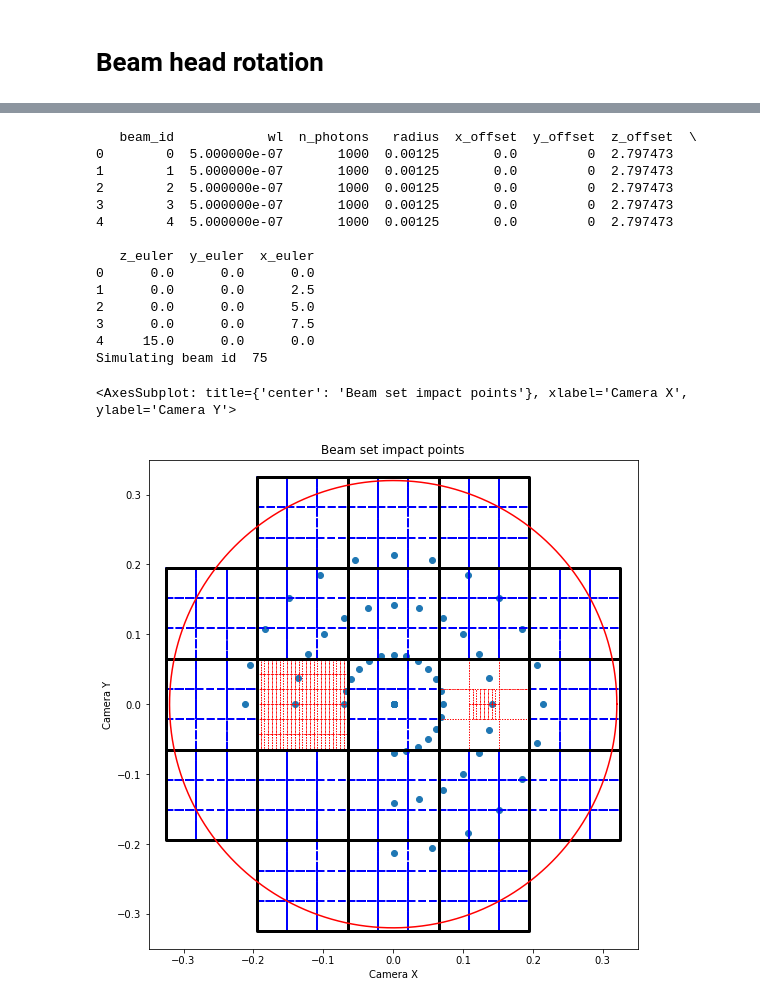
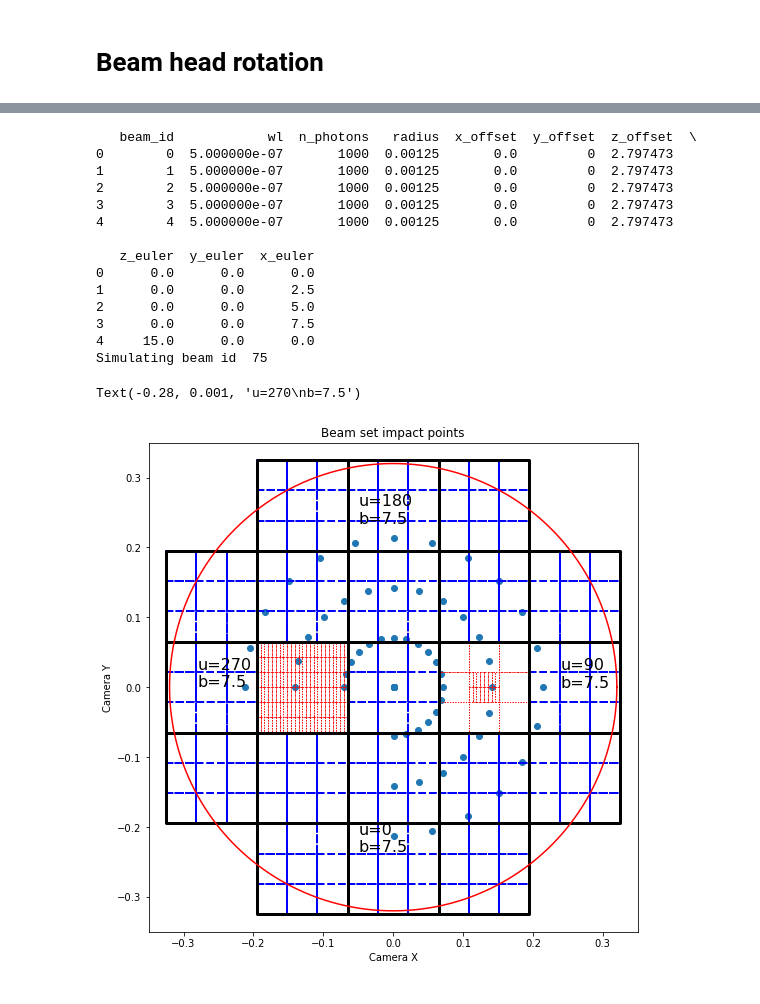
Before and after one commit to lsst-camera-dh/ghosts, a Jupyter notebook: notebooks/LSST_CCOB_beam_head_rotation.ipynb, the cells around one changed output, grey strips where cells are left out. Drawn from its saved outputs; the diff is of its cells as text; code cells hidden in the pictures.

```diff
--- a/notebooks/LSST_CCOB_beam_head_rotation.ipynb
+++ b/notebooks/LSST_CCOB_beam_head_rotation.ipynb
@@ -239,32 +239,38 @@ for u in range(0, 271, 15):
         beam_conf['beam_id'] = i
         beam_set.append(beam_conf)
         i = i + 1
 
 # show beam set content
 beam_grid = beam.concat_dicts(beam_set)
 print(beam_grid.head())
 
 # simulate
 impacts_df = simulator.simulate_impact_points_for_beam_set(telescope, beam_set)
 
 # plot
 plotter.plot_impact_points_full_frame(impacts_df)
 camera = build_camera()
 show_camera(plt.gca(), camera)
+
+# some notes
+plt.gca().text(-0.05, -0.235, "u=0\nb=7.5", fontsize=16)
+plt.gca().text(0.24, 0.0, "u=90\nb=7.5", fontsize=16)
+plt.gca().text(-0.05, 0.235, "u=180\nb=7.5", fontsize=16)
+plt.gca().text(-0.28, 0.001, "u=270\nb=7.5", fontsize=16)
 # %% [output]
    beam_id            wl  n_photons   radius  x_offset  y_offset  z_offset  \
 0        0  5.000000e-07       1000  0.00125       0.0         0  2.797473
 1        1  5.000000e-07       1000  0.00125       0.0         0  2.797473
 2        2  5.000000e-07       1000  0.00125       0.0         0  2.797473
 3        3  5.000000e-07       1000  0.00125       0.0         0  2.797473
 4        4  5.000000e-07       1000  0.00125       0.0         0  2.797473
 
    z_euler  y_euler  x_euler
 0      0.0      0.0      0.0
 1      0.0      0.0      2.5
 2      0.0      0.0      5.0
 3      0.0      0.0      7.5
 4     15.0      0.0      0.0
 Simulating beam id  75
-<AxesSubplot: title={'center': 'Beam set impact points'}, xlabel='Camera X', ylabel='Camera Y'>
+Text(-0.28, 0.001, 'u=270\nb=7.5')
-[figure, old version]
+[figure, new version]
```
Also changed, not shown: parts of 6 cells of this notebook.
